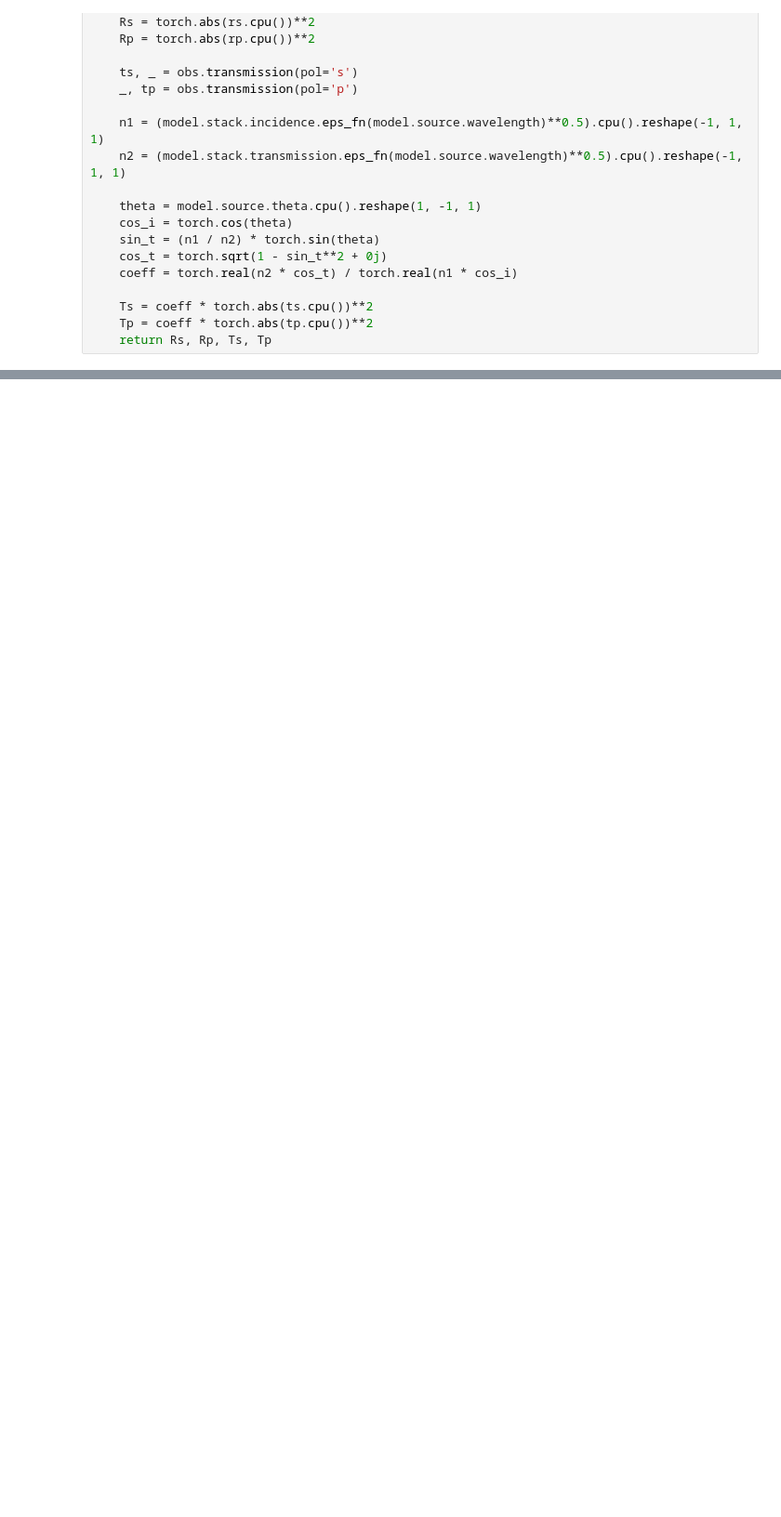
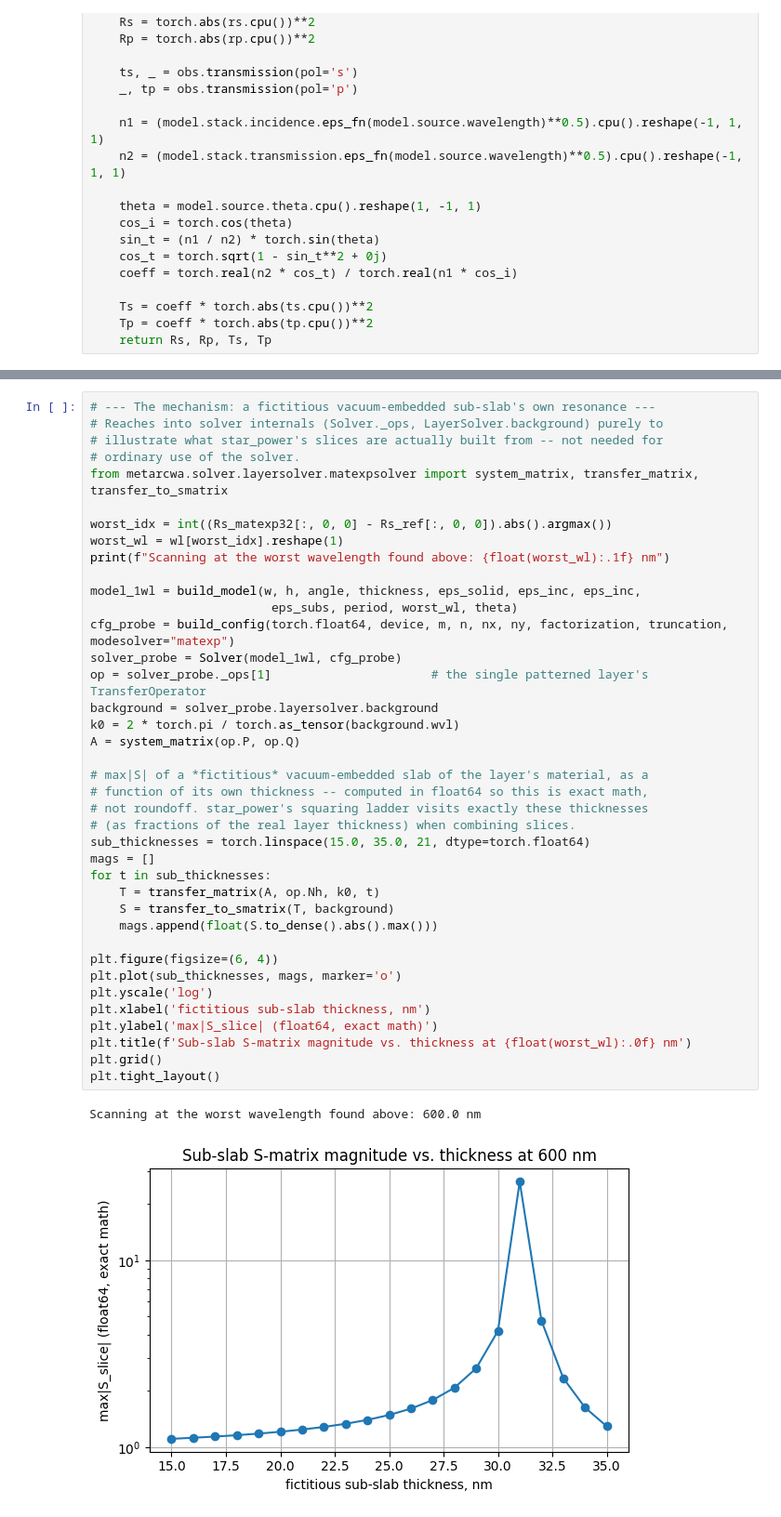
Before and after one commit to RodionovSA/metarcwa, a Jupyter notebook: examples/compare_solvers.ipynb, the cells around one changed output, grey strips where cells are left out. Shown at 93% size. Drawn from its saved outputs; the diff is of its cells as text; blank space fills up the shorter version.

```diff
--- a/examples/compare_solvers.ipynb
+++ b/examples/compare_solvers.ipynb
@@ -189,0 +290,42 @@ Eigensolver time: 24.072316646575928 s
+# %%
+# --- The mechanism: a fictitious vacuum-embedded sub-slab's own resonance ---
+# Reaches into solver internals (Solver._ops, LayerSolver.background) purely to
+# illustrate what star_power's slices are actually built from -- not needed for
+# ordinary use of the solver.
+from metarcwa.solver.layersolver.matexpsolver import system_matrix, transfer_matrix, transfer_to_smatrix
+
+worst_idx = int((Rs_matexp32[:, 0, 0] - Rs_ref[:, 0, 0]).abs().argmax())
+worst_wl = wl[worst_idx].reshape(1)
+print(f"Scanning at the worst wavelength found above: {float(worst_wl):.1f} nm")
+
+model_1wl = build_model(w, h, angle, thickness, eps_solid, eps_inc, eps_inc,
+                         eps_subs, period, worst_wl, theta)
+cfg_probe = build_config(torch.float64, device, m, n, nx, ny, factorization, truncation, modesolver="matexp")
+solver_probe = Solver(model_1wl, cfg_probe)
+op = solver_probe._ops[1]                      # the single patterned layer's TransferOperator
+background = solver_probe.layersolver.background
+k0 = 2 * torch.pi / torch.as_tensor(background.wvl)
+A = system_matrix(op.P, op.Q)
+
+# max|S| of a *fictitious* vacuum-embedded slab of the layer's material, as a
+# function of its own thickness -- computed in float64 so this is exact math,
+# not roundoff. star_power's squaring ladder visits exactly these thicknesses
+# (as fractions of the real layer thickness) when combining slices.
+sub_thicknesses = torch.linspace(15.0, 35.0, 21, dtype=torch.float64)
+mags = []
+for t in sub_thicknesses:
+    T = transfer_matrix(A, op.Nh, k0, t)
+    S = transfer_to_smatrix(T, background)
+    mags.append(float(S.to_dense().abs().max()))
+
+plt.figure(figsize=(6, 4))
+plt.plot(sub_thicknesses, mags, marker='o')
+plt.yscale('log')
+plt.xlabel('fictitious sub-slab thickness, nm')
+plt.ylabel('max|S_slice| (float64, exact math)')
+plt.title(f'Sub-slab S-matrix magnitude vs. thickness at {float(worst_wl):.0f} nm')
+plt.grid()
+plt.tight_layout()
+# %% [output]
+Scanning at the worst wavelength found above: 600.0 nm
+[figure, added]
```
Also changed, not shown: parts of 6 cells of this notebook, 6 other files.
